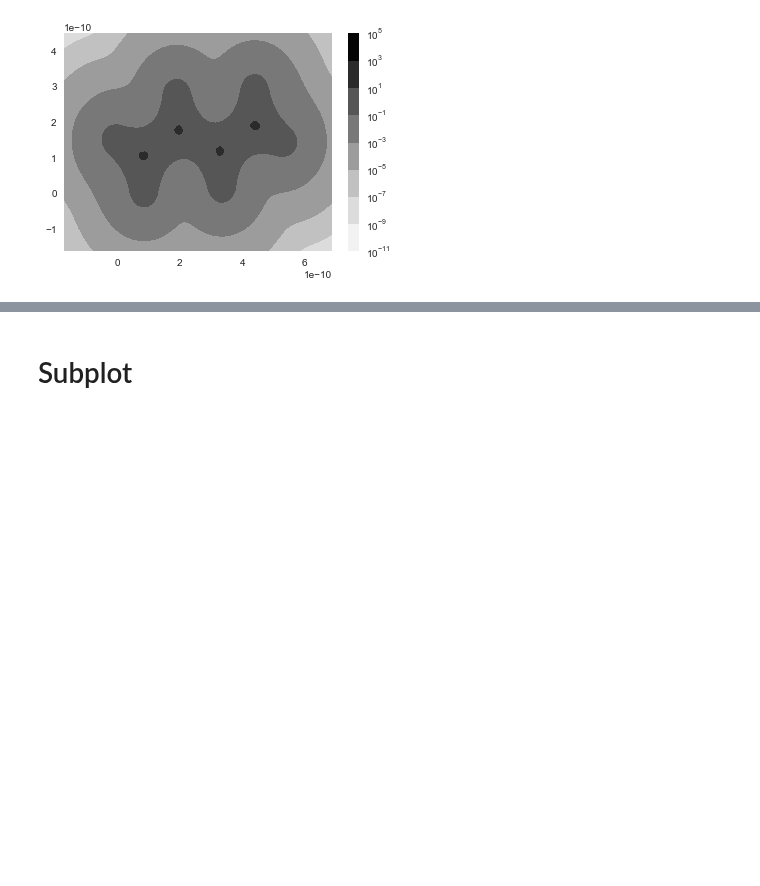
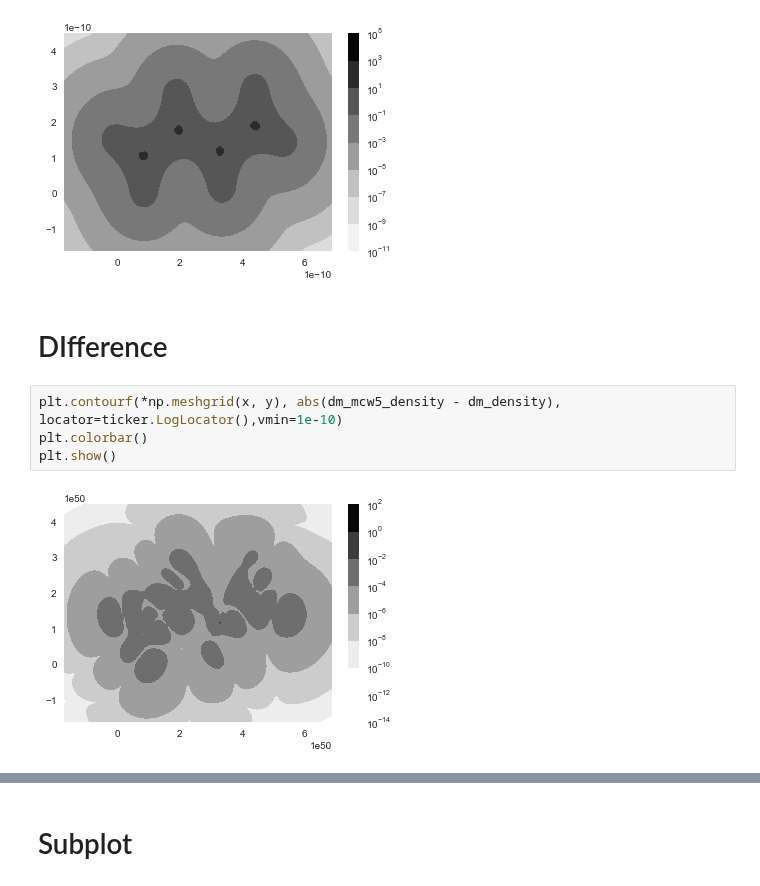
Before and after one commit to jcartus/SCFInitialGuess, a Jupyter notebook: butadien/notebooks/Density.ipynb, the cells around one changed output, grey strips where cells are left out. Cells and saved outputs as stored; diff of their text form; blank space fills up the shorter version.

```diff
--- a/butadien/notebooks/Density.ipynb
+++ b/butadien/notebooks/Density.ipynb
@@ -231,3 +231,11 @@ plt.colorbar()
 plt.show()
 # %% [output]
 [figure]
+# %% [markdown]
+# DIfference
+# %%
+plt.contourf(*np.meshgrid(x, y), abs(dm_mcw5_density - dm_density), locator=ticker.LogLocator(),vmin=1e-10)
+plt.colorbar()
+plt.show()
+# %% [output]
+[figure, added]
```
Also changed, not shown: parts of 10 cells of this notebook.
